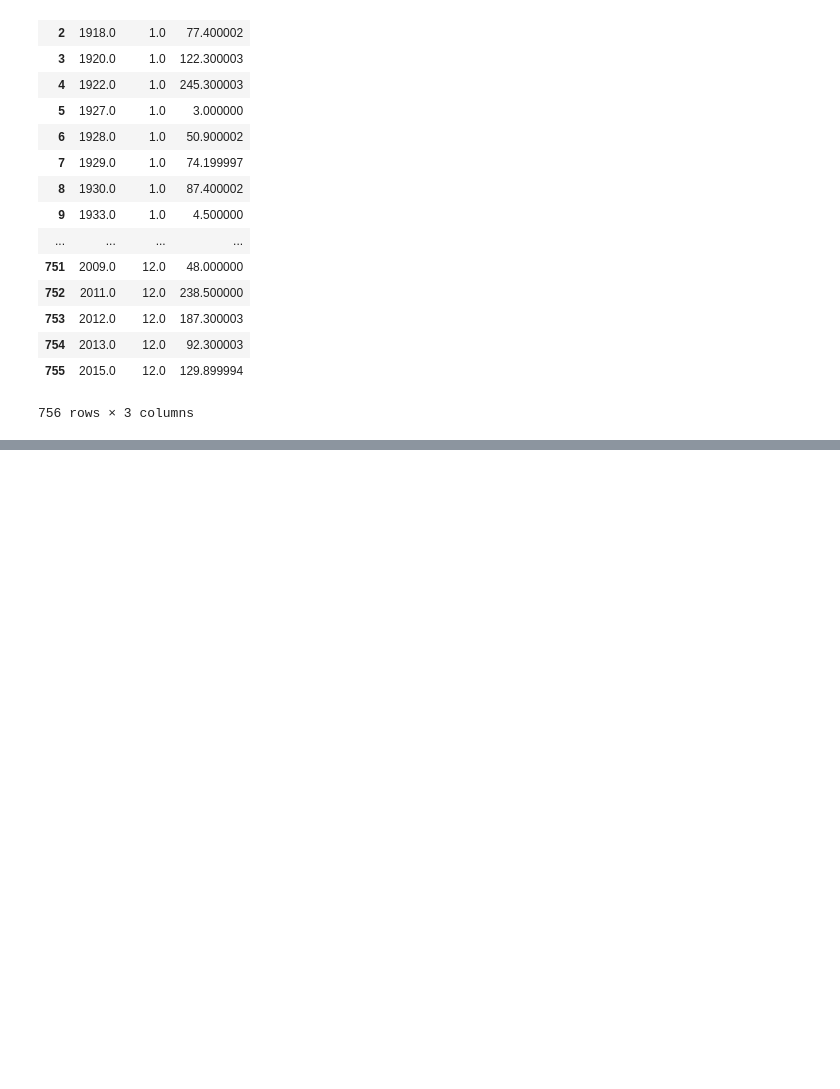
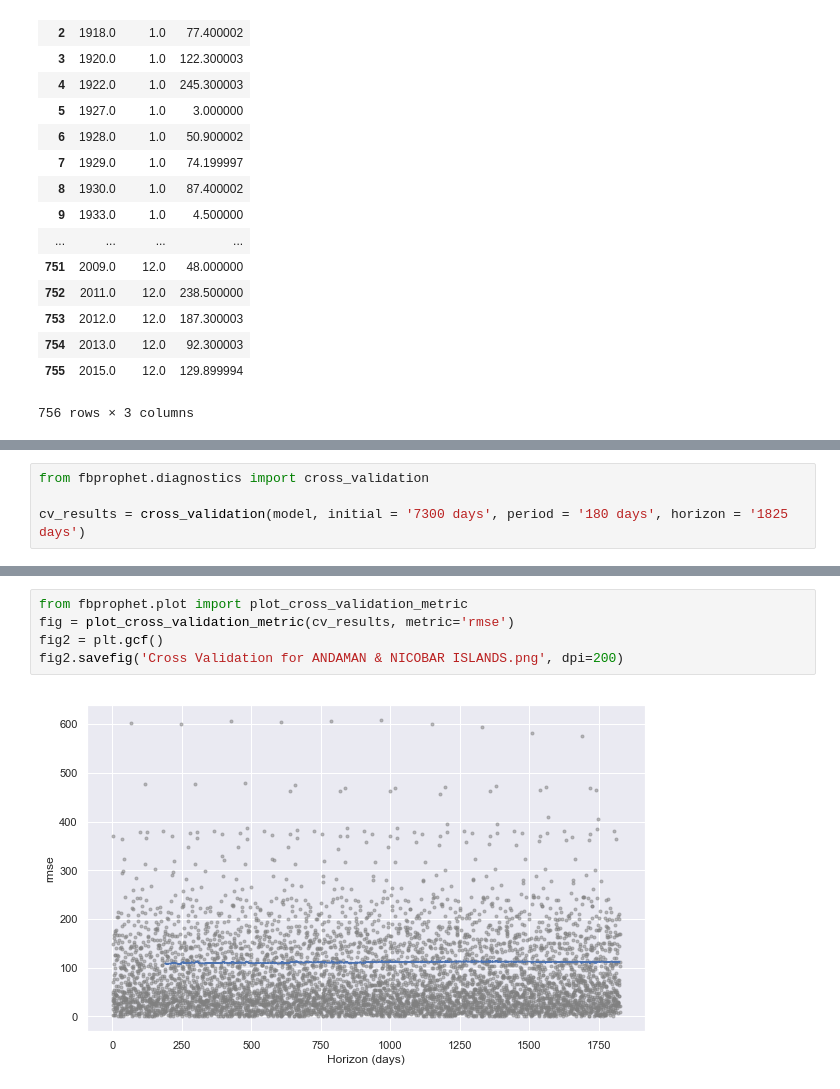
Before and after one commit to ksinghrajeev/IBM_Adv_DS, a Jupyter notebook: Final Assignment.ipynb, the cells around one changed output, grey strips where cells are left out. Saved outputs shown, nothing was run; the diff lists cells and outputs as text; blank space fills up the shorter version.

```diff
--- a/Final Assignment.ipynb
+++ b/Final Assignment.ipynb
@@ -412,0 +440,4 @@ pyplot.show()
+# %%
+from fbprophet.diagnostics import cross_validation
+
+cv_results = cross_validation(model, initial = '7300 days', period = '180 days', horizon = '1825 days')
@@ -412,0 +457,7 @@ pyplot.show()
+# %%
+from fbprophet.plot import plot_cross_validation_metric
+fig = plot_cross_validation_metric(cv_results, metric='rmse')
+fig2 = plt.gcf()
+fig2.savefig('Cross Validation for ANDAMAN & NICOBAR ISLANDS.png', dpi=200)
+# %% [output]
+[figure, added]
```
Also changed, not shown: parts of 12 cells of this notebook.
